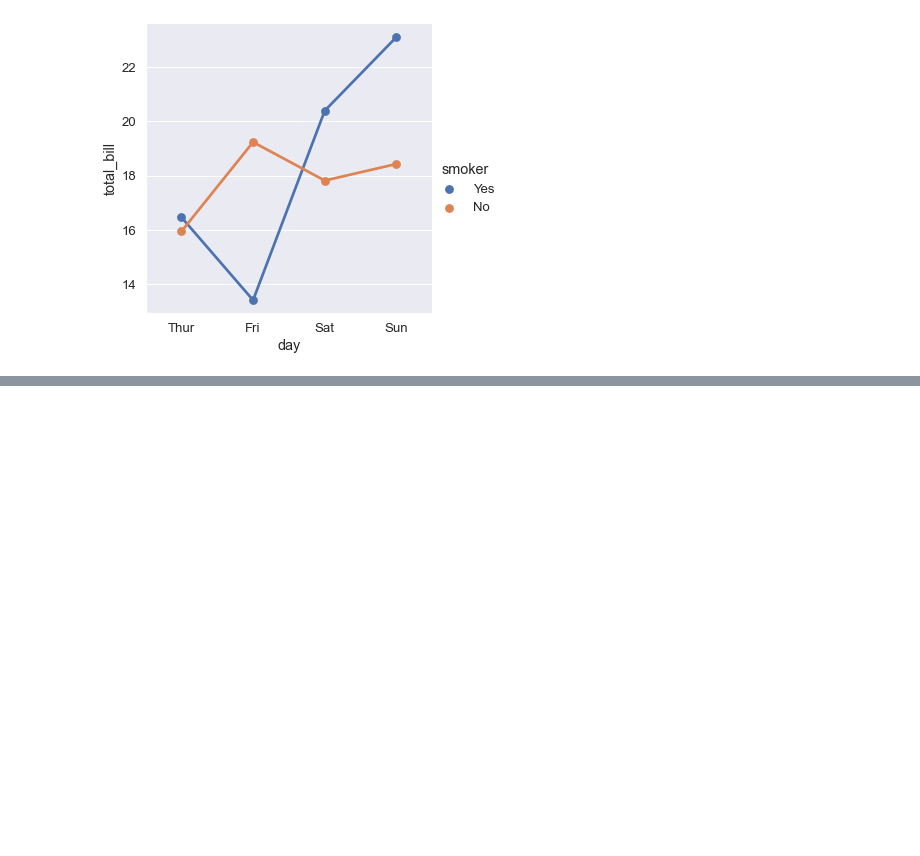
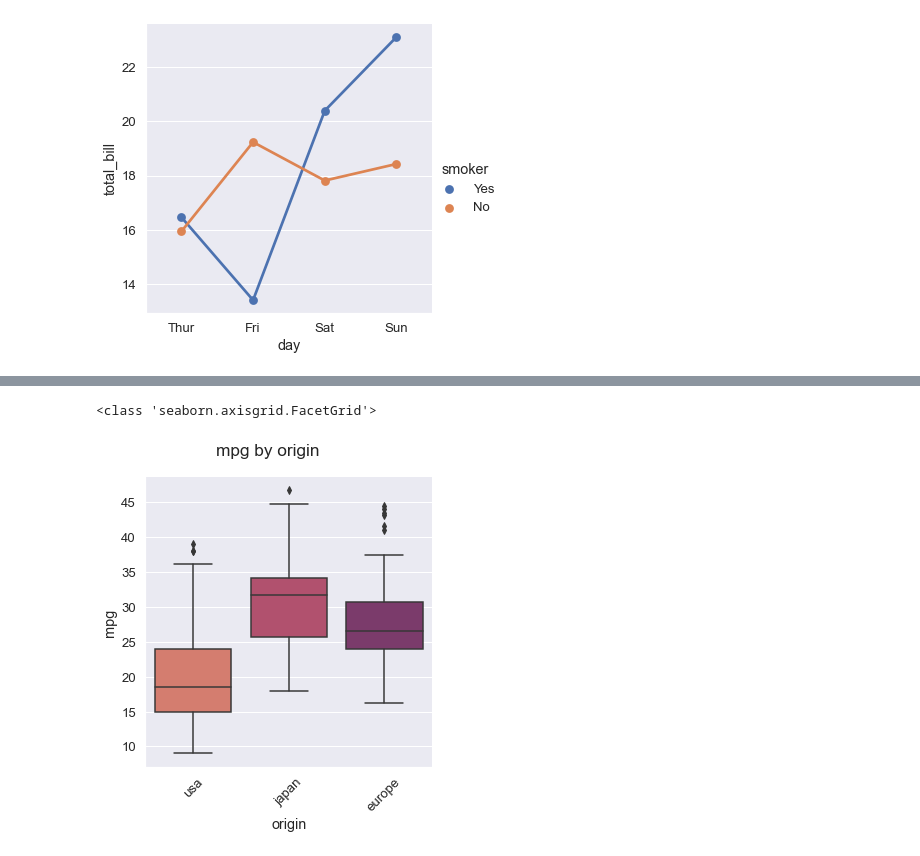
Before and after one commit to kareemNagah/Summary_2023, a Jupyter notebook: Data Visualization/seaborn/inro_seaborn.ipynb, the cells around one changed output, grey strips where cells are left out. Saved outputs shown, nothing was run; the diff lists cells and outputs as text; code cells hidden in the pictures; blank space fills up the shorter version.

```diff
--- a/Data Visualization/seaborn/inro_seaborn.ipynb
+++ b/Data Visualization/seaborn/inro_seaborn.ipynb
@@ -306,0 +311,12 @@ plt.show()
+# %%
+# adding title to facetgrid plot :
+g = sns.catplot(x="origin",y="mpg",data=mpg_data,kind='box',palette='flare' )
+print(type(g))
+g.fig.suptitle("mpg by origin",
+               y=1.05 # y: position of title
+               )
+plt.xticks(rotation=45) # rotate x axis labels
+plt.show()
+# %% [output]
+<class 'seaborn.axisgrid.FacetGrid'>
+[figure, added]
```
Also changed, not shown: parts of 4 cells of this notebook.
